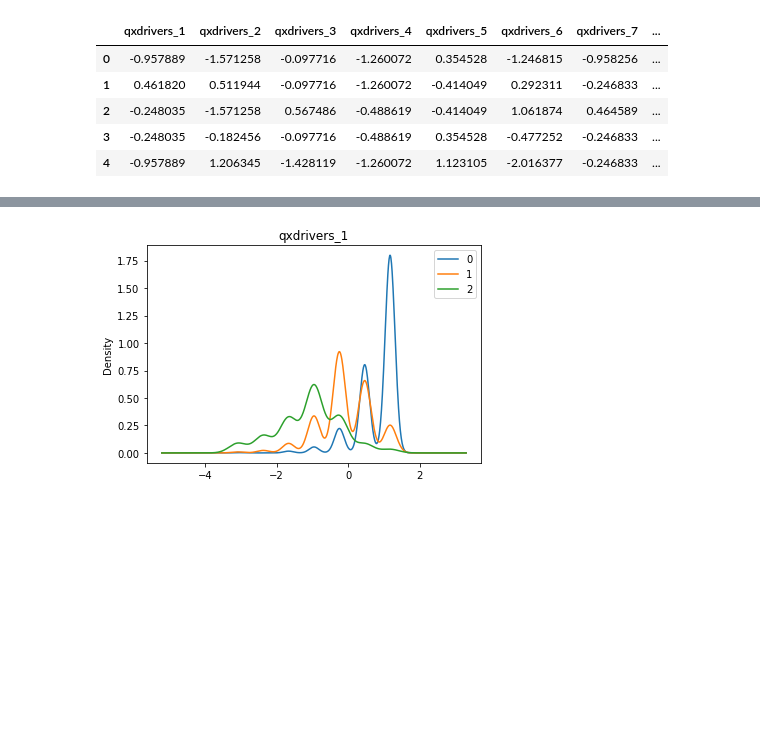
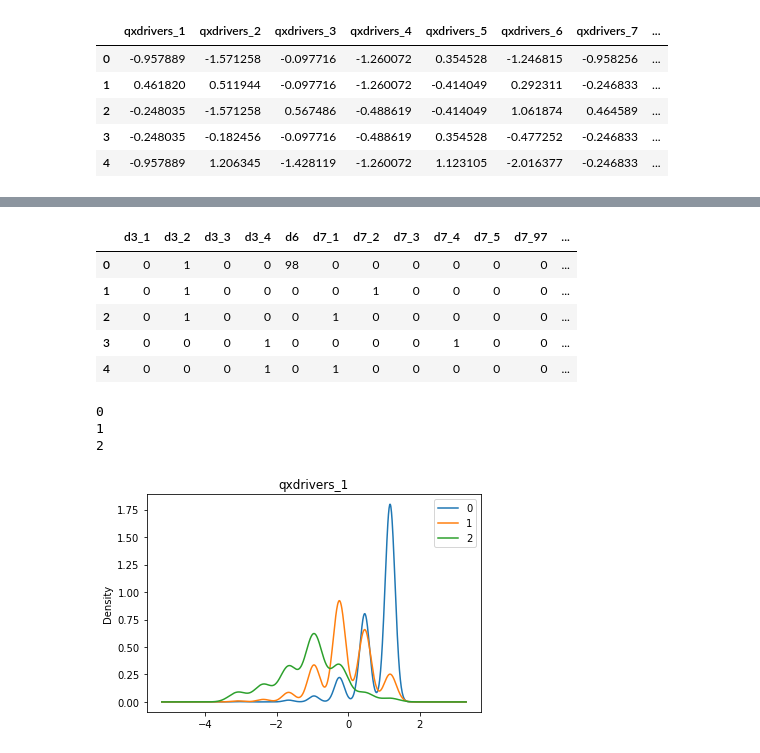
Before and after one commit to liouviaglou/UXi, a Jupyter notebook: notebooks/User Segmentation 1 deffunc.ipynb, the cells around one changed output, grey strips where cells are left out. Saved outputs shown, nothing was run; the diff lists cells and outputs as text; code cells hidden in the pictures; blank space fills up the shorter version.

```diff
--- a/notebooks/User Segmentation 1 deffunc.ipynb
+++ b/notebooks/User Segmentation 1 deffunc.ipynb
@@ -215,3 +252,19 @@ import datetime
+# %%
+Z.head()
+# %% [output]
+|  | d3_1 | d3_2 | d3_3 | d3_4 | d6 | d7_1 | d7_2 | d7_3 | d7_4 | d7_5 | d7_97 | ... |
+| 0 | 0 | 1 | 0 | 0 | 98 | 0 | 0 | 0 | 0 | 0 | 0 | ... |
+| 1 | 0 | 1 | 0 | 0 | 0 | 0 | 1 | 0 | 0 | 0 | 0 | ... |
+| 2 | 0 | 1 | 0 | 0 | 0 | 1 | 0 | 0 | 0 | 0 | 0 | ... |
+| 3 | 0 | 0 | 0 | 1 | 0 | 0 | 0 | 0 | 1 | 0 | 0 | ... |
+| 4 | 0 | 0 | 0 | 1 | 0 | 1 | 0 | 0 | 0 | 0 | 0 | ... |
+# %%
+for viclust in range(3):
+    print (viclust)
+# %% [output]
+0
+1
+2
 # %%
 def segm_kmeans (X, n_clusters, bystring=None):
     if not bystring:
```
Also changed, not shown: parts of 18 cells of this notebook, 1 other file.
